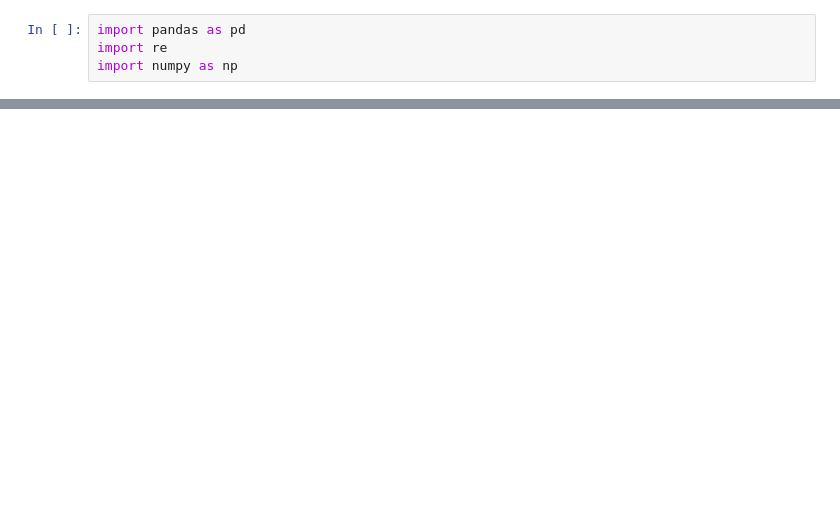
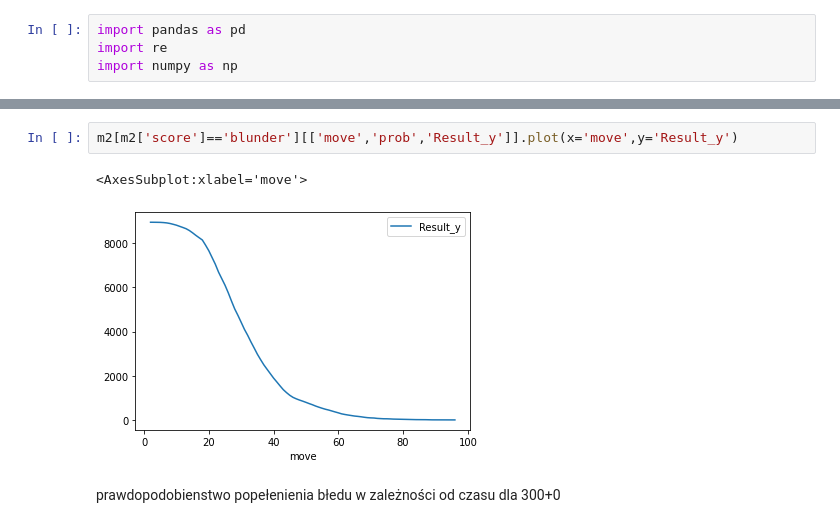
Before and after one commit to rogulforce/Chess, a Jupyter notebook: Python/analysis.ipynb, the cells around one changed output, grey strips where cells are left out. Cells and saved outputs as stored; diff of their text form; blank space fills up the shorter version.

```diff
--- a/Python/analysis.ipynb
+++ b/Python/analysis.ipynb
@@ -52,0 +96,7 @@ a[:n]
+# %%
+m2[m2['score']=='blunder'][['move','prob','Result_y']].plot(x='move',y='Result_y')
+# %% [output]
+<AxesSubplot:xlabel='move'>
+[figure, added]
+# %% [markdown]
+prawdopodobienstwo popełenienia błedu w zależności od czasu dla 300+0
```
Also changed, not shown: parts of 17 cells of this notebook, 12 other files.
